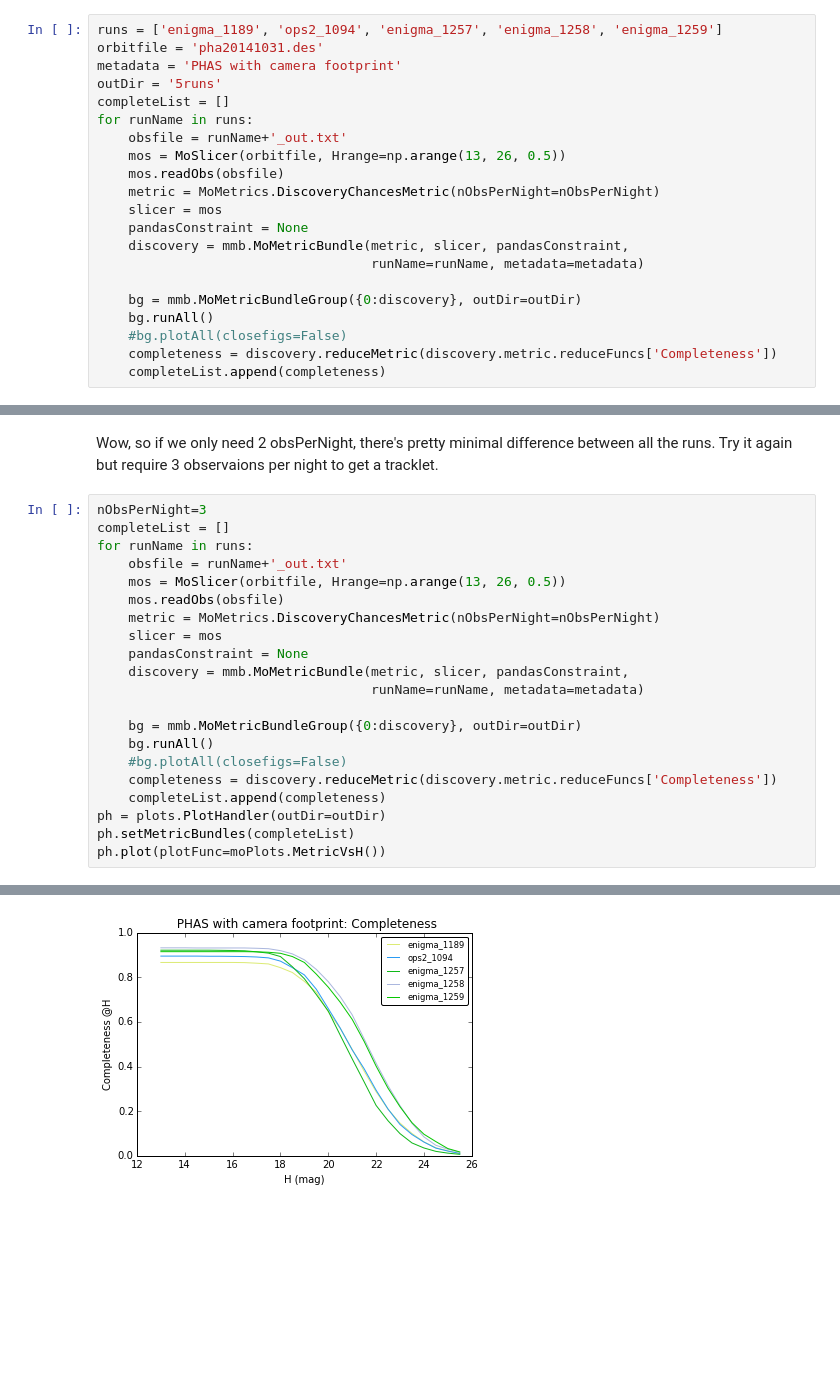
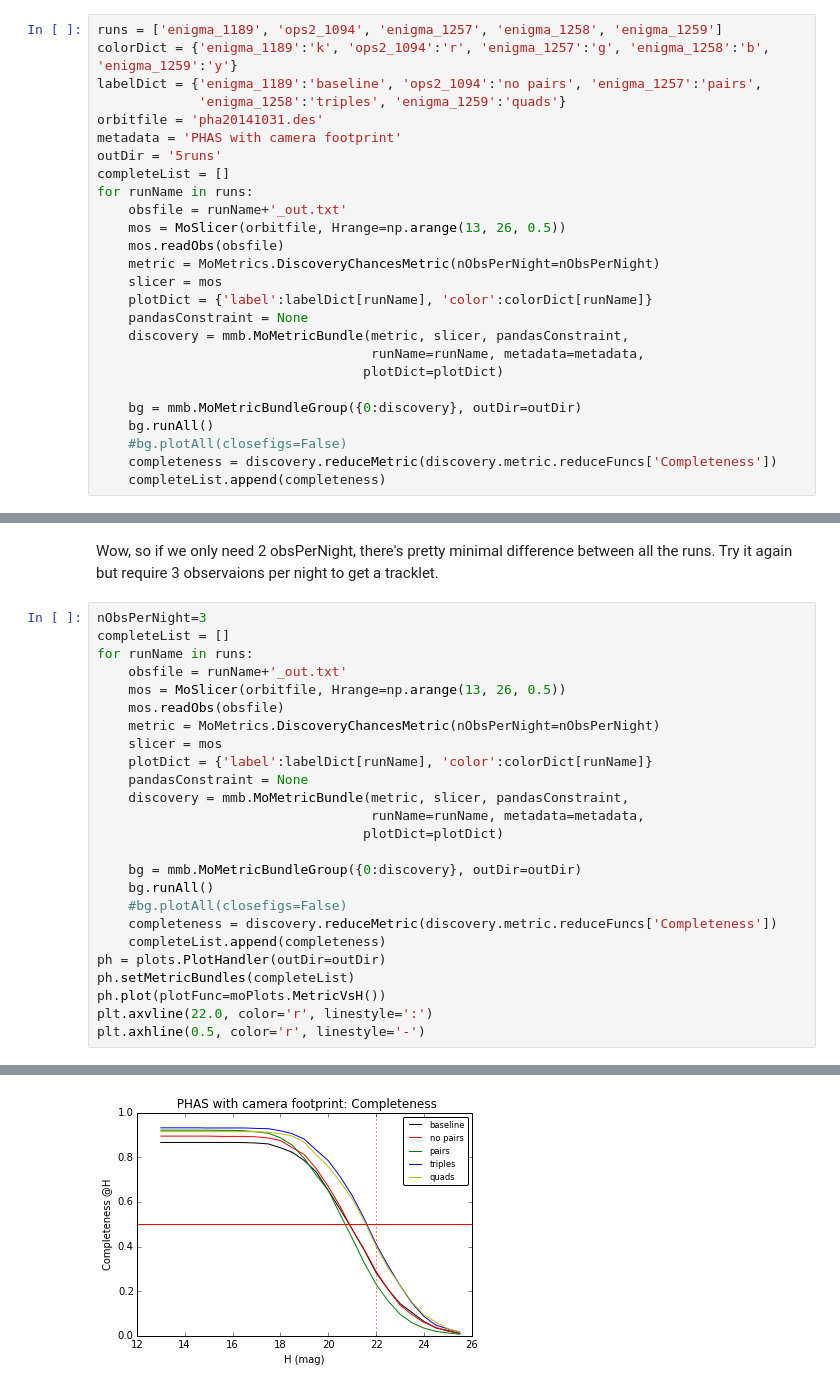
Before and after one commit to yoachim/MafSSO, a Jupyter notebook: Compare Pairs Tripples Quads.ipynb, the cells around one changed output, grey strips where cells are left out. Saved outputs shown, nothing was run; the diff lists cells and outputs as text; blank space fills up the shorter version.

Commit message:
update plots a bit

```diff
--- a/Compare Pairs Tripples Quads.ipynb
+++ b/Compare Pairs Tripples Quads.ipynb
@@ -15,6 +15,9 @@ import lsst.sims.maf.plots as plots
 nObsPerNight=2
 # %%
 runs = ['enigma_1189', 'ops2_1094', 'enigma_1257', 'enigma_1258', 'enigma_1259']
+colorDict = {'enigma_1189':'k', 'ops2_1094':'r', 'enigma_1257':'g', 'enigma_1258':'b', 'enigma_1259':'y'}
+labelDict = {'enigma_1189':'baseline', 'ops2_1094':'no pairs', 'enigma_1257':'pairs',
+             'enigma_1258':'triples', 'enigma_1259':'quads'}
 orbitfile = 'pha20141031.des'
 metadata = 'PHAS with camera footprint'
 outDir = '5runs'
@@ -25,9 +28,11 @@ for runName in runs:
     mos.readObs(obsfile)
     metric = MoMetrics.DiscoveryChancesMetric(nObsPerNight=nObsPerNight)
     slicer = mos
+    plotDict = {'label':labelDict[runName], 'color':colorDict[runName]}
     pandasConstraint = None
     discovery = mmb.MoMetricBundle(metric, slicer, pandasConstraint,
-                                   runName=runName, metadata=metadata)
+                                   runName=runName, metadata=metadata,
+                                  plotDict=plotDict)
 
     bg = mmb.MoMetricBundleGroup({0:discovery}, outDir=outDir)
     bg.runAll()
@@ -58,9 +65,11 @@ for runName in runs:
     mos.readObs(obsfile)
     metric = MoMetrics.DiscoveryChancesMetric(nObsPerNight=nObsPerNight)
     slicer = mos
+    plotDict = {'label':labelDict[runName], 'color':colorDict[runName]}
     pandasConstraint = None
     discovery = mmb.MoMetricBundle(metric, slicer, pandasConstraint,
-                                   runName=runName, metadata=metadata)
+                                   runName=runName, metadata=metadata,
+                                  plotDict=plotDict)
 
     bg = mmb.MoMetricBundleGroup({0:discovery}, outDir=outDir)
     bg.runAll()
@@ -70,6 +79,8 @@ for runName in runs:
 ph = plots.PlotHandler(outDir=outDir)
 ph.setMetricBundles(completeList)
 ph.plot(plotFunc=moPlots.MetricVsH())
+plt.axvline(22.0, color='r', linestyle=':')
+plt.axhline(0.5, color='r', linestyle='-')
 # %% [output]
 Calculated all metrics.
 Calculated all metrics.
@@ -80 +91 @@ Calculated all metrics.
-[figure, old version]
+[figure, new version]
```
Also changed, not shown: parts of 2 cells of this notebook, 1 other file.
